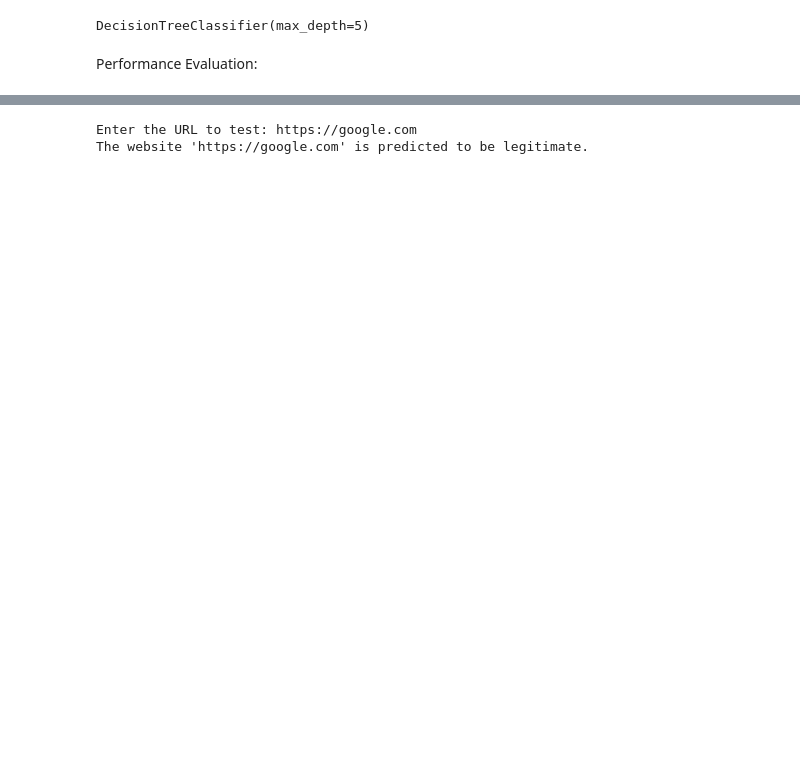
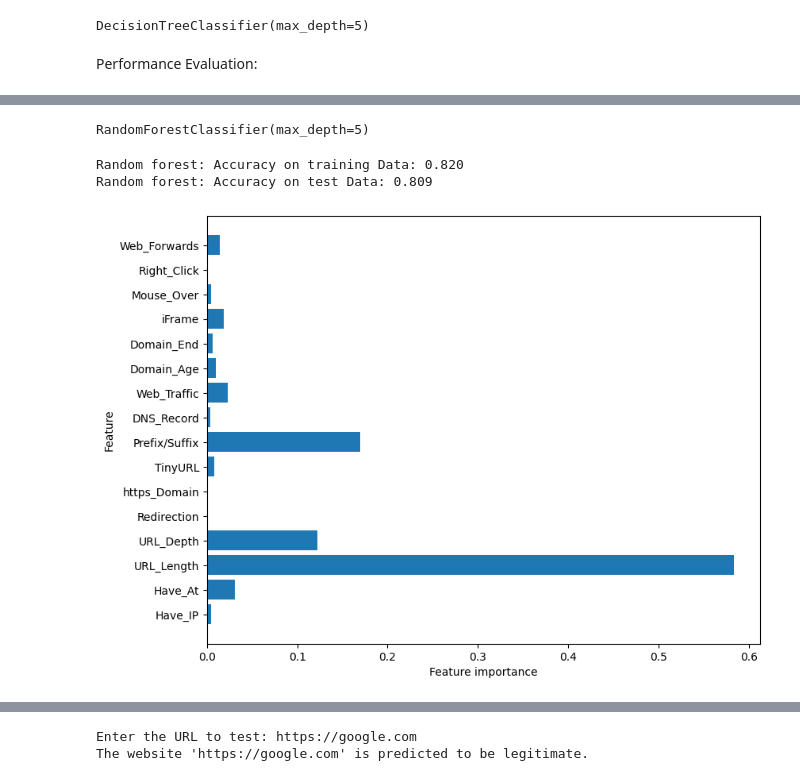
Before and after one commit to 13-aniket/Content-Based-Phishing-Detection, a Jupyter notebook: code.ipynb, the cells around one changed output, grey strips where cells are left out. Drawn from its saved outputs; the diff is of its cells as text; code cells hidden in the pictures; blank space fills up the shorter version.

```diff
--- a/code.ipynb
+++ b/code.ipynb
@@ -203,0 +209,11 @@ storeResults('Decision Tree', acc_train_tree, acc_test_tree)
+# %%
+# Random Forest model
+from sklearn.ensemble import RandomForestClassifier
+
+# instantiate the model
+forest = RandomForestClassifier(max_depth=5)
+
+# fit the model
+forest.fit(X_train, y_train)
+# %% [output]
+RandomForestClassifier(max_depth=5)
@@ -203,0 +224,21 @@ storeResults('Decision Tree', acc_train_tree, acc_test_tree)
+# %%
+#computing the accuracy of the model performance
+acc_train_forest = accuracy_score(y_train,y_train_forest)
+acc_test_forest = accuracy_score(y_test,y_test_forest)
+
+print("Random forest: Accuracy on training Data: {:.3f}".format(acc_train_forest))
+print("Random forest: Accuracy on test Data: {:.3f}".format(acc_test_forest))
+# %% [output]
+Random forest: Accuracy on training Data: 0.820
+Random forest: Accuracy on test Data: 0.809
+# %%
+#checking the feature improtance in the model
+plt.figure(figsize=(9,7))
+n_features = X_train.shape[1]
+plt.barh(range(n_features), forest.feature_importances_, align='center')
+plt.yticks(np.arange(n_features), X_train.columns)
+plt.xlabel("Feature importance")
+plt.ylabel("Feature")
+plt.show()
+# %% [output]
+[figure, added]
```
Also changed, not shown: parts of 15 cells of this notebook.
